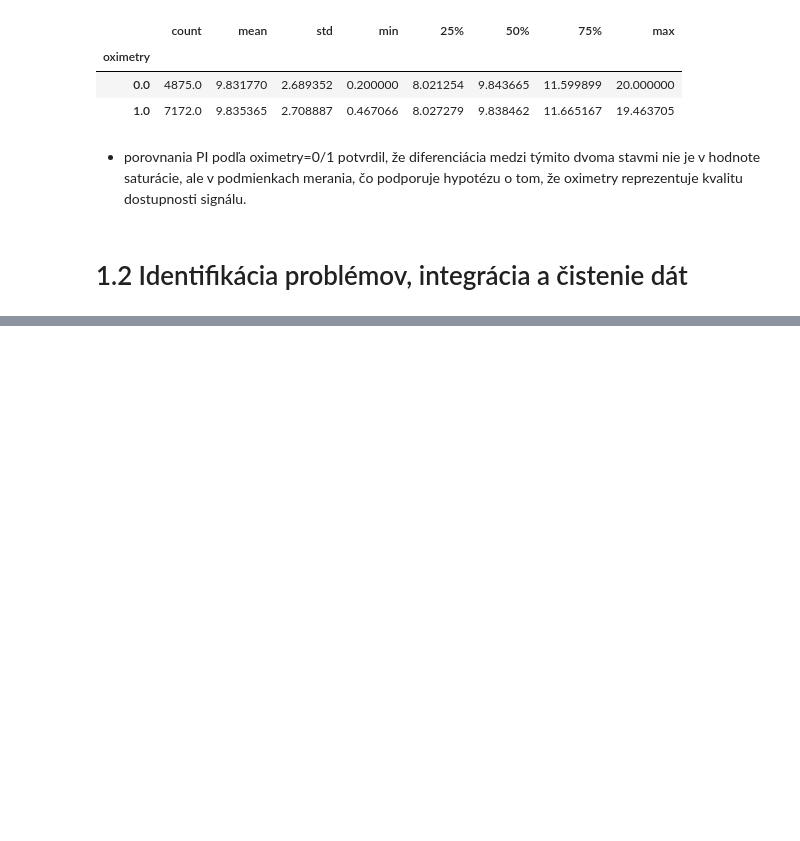
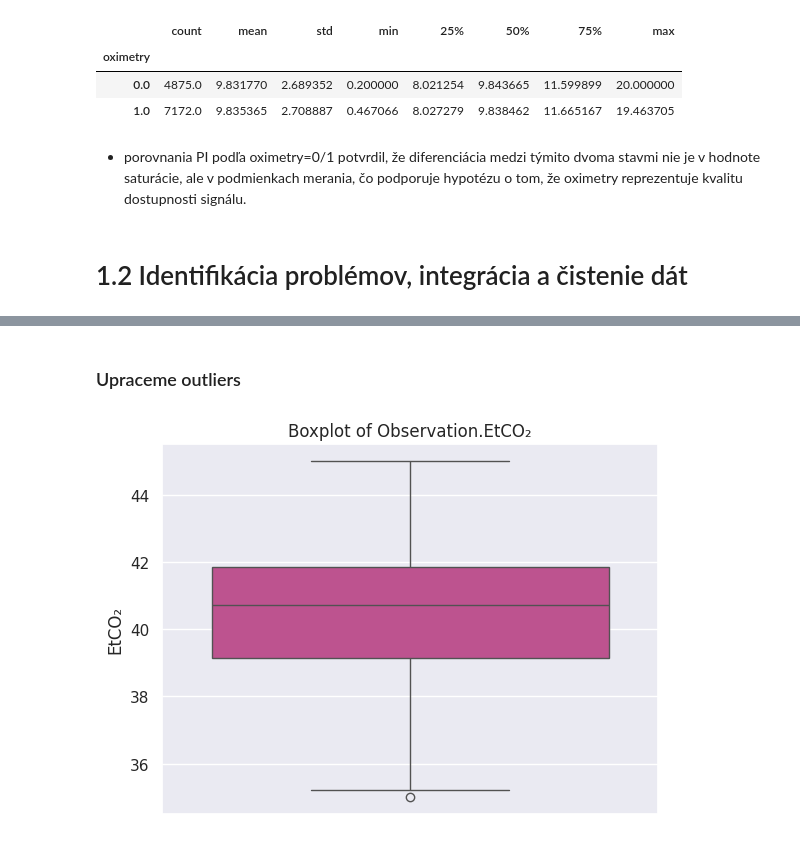
Before and after one commit to johannatilesova/IAU-project, a Jupyter notebook: part1.ipynb, the cells around one changed output, grey strips where cells are left out. Drawn from its saved outputs; the diff is of its cells as text; code cells hidden in the pictures; blank space fills up the shorter version.

Commit message:
missing values solved, data types and formats fixed, outliers handled

```diff
--- a/part1.ipynb
+++ b/part1.ipynb
@@ -12,7 +13,7 @@ import seaborn as sns
 # %%
 mpl.rcParams["font.family"] = "DejaVu Sans"
 plt.rcParams["font.family"] = "DejaVu Sans"
-sns.set(palette="PiYG")
+sns.set_theme(palette="PiYG")
 # %% [markdown]
 ### Načítanie dát do premenných
 # %%
@@ -689,0 +1062,9 @@ df_observation.groupby('oximetry')['PI'].describe()
+# %% [markdown]
+### Upraceme outliers
+# %%
+sns.boxplot(y=df_observation['EtCO₂'])
+plt.title('Boxplot of Observation.EtCO₂')
+plt.ylabel('EtCO₂')
+plt.show()
+# %% [output]
+[figure, added]
```
Also changed, not shown: parts of 40 cells of this notebook, 1 other file.
